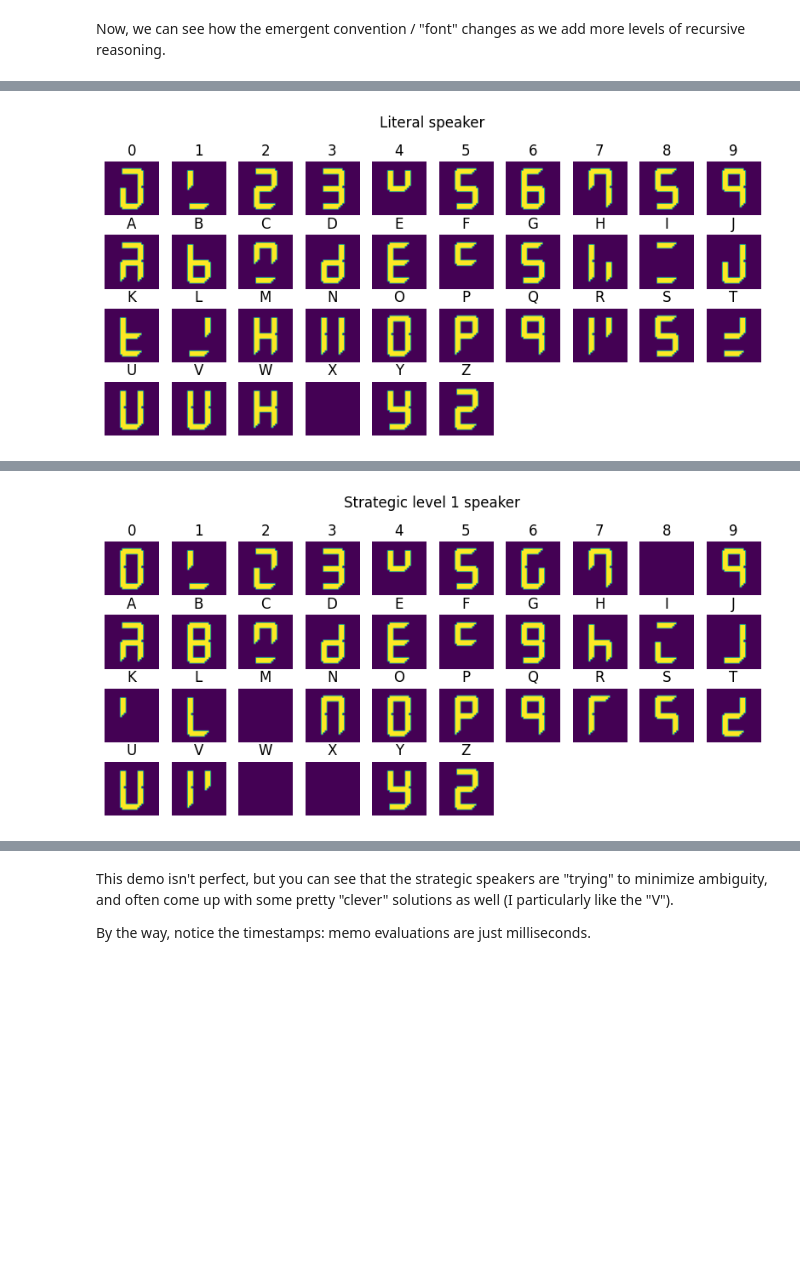
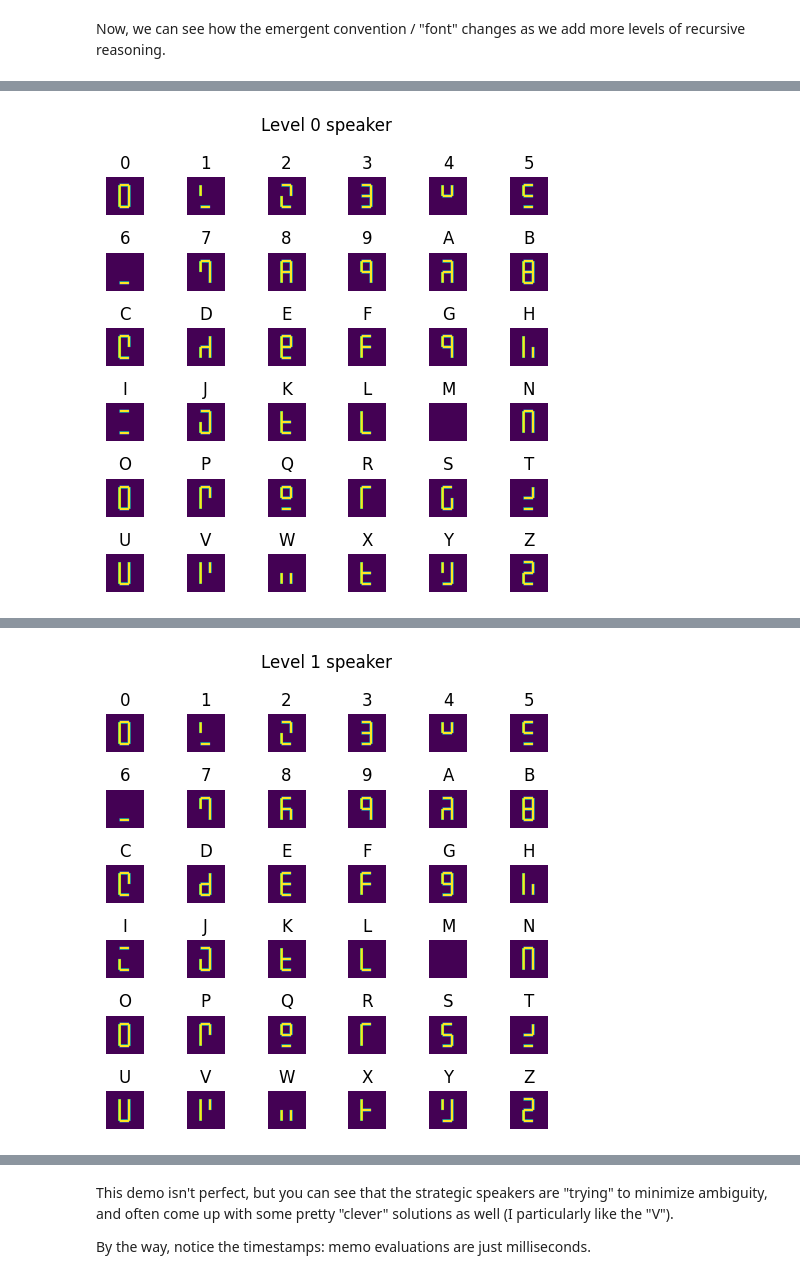
Before and after one commit to kach/memo, a Jupyter notebook: demo/demo-7segment.ipynb, the cells around one changed output, grey strips where cells are left out. Saved outputs shown, nothing was run; the diff lists cells and outputs as text; code cells hidden in the pictures; blank space fills up the shorter version.

```diff
--- a/demo/demo-7segment.ipynb
+++ b/demo/demo-7segment.ipynb
@@ -147,11 +147,11 @@ def predict(img):
 
 @jax.jit
 def make_7seg(i):
-    L = +9
-    R = -11
-    U = 4
+    L = +10
+    R = -12
+    U = 5
     M = 13
-    D = 22
+    D = 21
     canvas = jnp.zeros((28, 28))
     segs = [(i & (1 << n)) != 0 for n in range(7)]
     canvas = canvas.at[ U, L:R].set(segs[0])
@@ -165,8 +165,6 @@ def make_7seg(i):
         canvas
         + jnp.roll(canvas, 1, axis=0)
         + jnp.roll(canvas, 1, axis=1)
-        + jnp.roll(canvas, 2, axis=0)
-        + jnp.roll(canvas, 2, axis=1)
         + jnp.roll(jnp.roll(canvas, 1, axis=0), 1, axis=1)
     )
 
@@ -180,11 +178,7 @@ for i in range(128):
     plt.imshow(img)
     import string
     chars = string.digits + string.ascii_uppercase
-    name = (
-        chars[predict(img).argsort()[-1]]
-        # + ', ' +
-        # chars[predict(img).argsort()[-2]]
-    )
+    name = chars[predict(img).argsort()[-1]]
     plt.title(name)
     plt.axis('off')
 plt.tight_layout()
@@ -240,18 +225,16 @@ def listener[u: U, r: R](beta, t):
 Now, we can see how the emergent convention / "font" changes as we add more levels of recursive reasoning.
 # %%
 for t in range(4):
-    plt.figure(figsize=(8, 4))
-    if t == 0:
-        %time S = literal_speaker()
-        plt.suptitle('Literal speaker')
-    else:
-        %time S = speaker(10.0, t - 1)
-        plt.suptitle(f'Strategic level {t} speaker')
-    for i in range(36):
-        plt.subplot(4, 10, i + 1)
+    plt.figure(figsize=(5, 5))
+    %time S = speaker(1.0, t)
+    plt.suptitle(f'Level {t} speaker')
+    for i, r in enumerate(list(R)):
+        if r == NUL:
+            continue
+        plt.subplot(6, 6, i + 1)
         plt.imshow(make_7seg(jnp.argmax(S[:, i])))
         plt.axis('off')
-        plt.title(chars[i])
+        plt.title(chars[R[i]])
     plt.tight_layout()
     plt.show()
 # %% [output]
@@ -260 +243 @@ Wall time: 246 ms
-[figure, old version]
+[figure, new version]
@@ -263 +246 @@ Wall time: 238 ms
-[figure, old version]
+[figure, new version]
```
Also changed, not shown: parts of 3 cells of this notebook.
